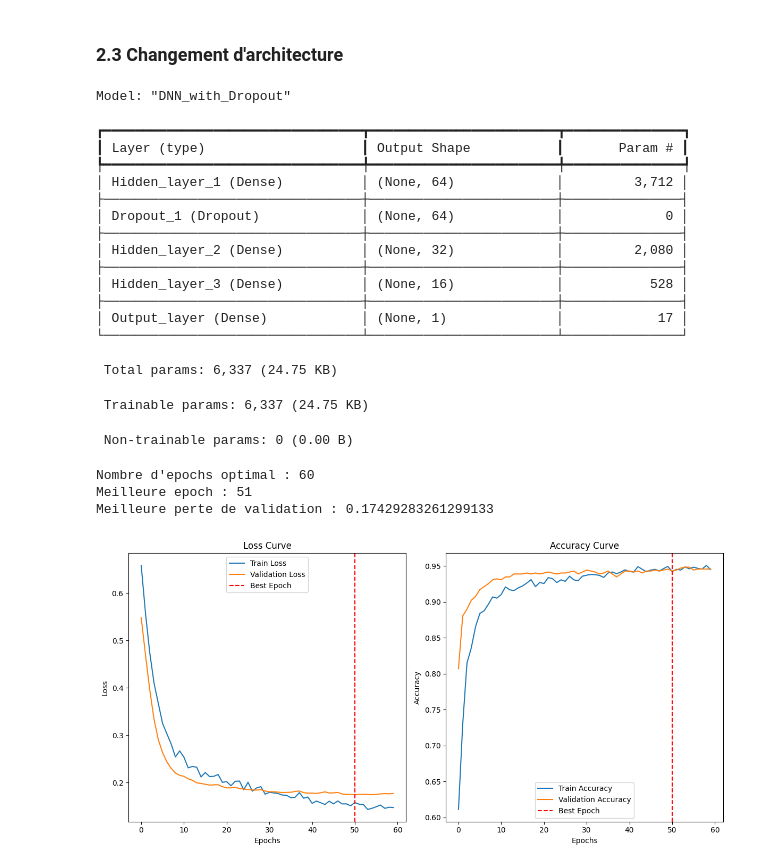
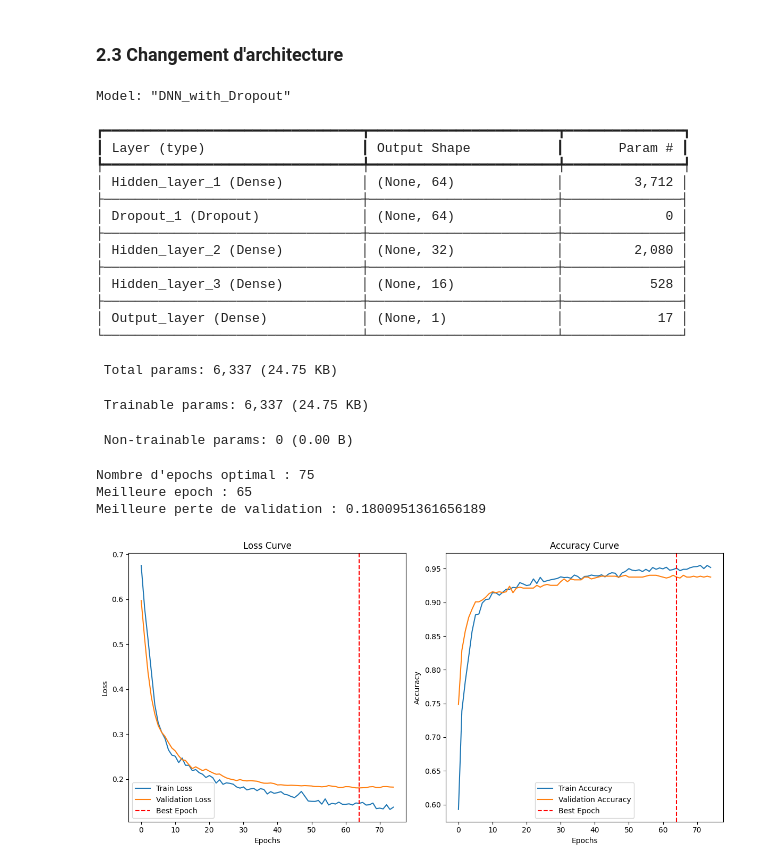
Before and after one commit to malcouffe/IA-ENSAE-ENSAI, a Jupyter notebook: Module_2/Spam_DNN_v0.ipynb, the cells around one changed output. Drawn from its saved outputs; the diff is of its cells as text; code cells hidden in the pictures.

```diff
--- a/Module_2/Spam_DNN_v0.ipynb
+++ b/Module_2/Spam_DNN_v0.ipynb
@@ -253,7 +253,7 @@ early_stopping = EarlyStopping(monitor='val_loss', patience=10, min_delta=0.001,
 history = model.fit(x_train_norm, y_train,
                     validation_data=(x_valid_norm, y_valid),
                     epochs=300,
-                    batch_size=300,
+                    batch_size=256,
                     callbacks=[early_stopping],
                     verbose=0)
 
@@ -283,37 +283,37 @@ plt.title('Loss Curve')
 plt.subplot(1, 2, 2)
 plt.plot(history.history['accuracy'], label='Train Accuracy')
 plt.plot(history.history['val_accuracy'], label='Validation Accuracy')
 plt.axvline(best_epoch - 1, color='r', linestyle='--', label='Best Epoch')  # Ligne pour la meilleure epoch
 plt.legend()
 plt.xlabel('Epochs')
 plt.ylabel('Accuracy')
 plt.title('Accuracy Curve')
 
 # Affichage
 plt.tight_layout()
 plt.show()
 # %% [output]
 Model: "DNN_with_Dropout"
 ┏━━━━━━━━━━━━━━━━━━━━━━━━━━━━━━━━━┳━━━━━━━━━━━━━━━━━━━━━━━━┳━━━━━━━━━━━━━━━┓
 ┃ Layer (type)                    ┃ Output Shape           ┃       Param # ┃
 ┡━━━━━━━━━━━━━━━━━━━━━━━━━━━━━━━━━╇━━━━━━━━━━━━━━━━━━━━━━━━╇━━━━━━━━━━━━━━━┩
 │ Hidden_layer_1 (Dense)          │ (None, 64)             │         3,712 │
 ├─────────────────────────────────┼────────────────────────┼───────────────┤
 │ Dropout_1 (Dropout)             │ (None, 64)             │             0 │
 ├─────────────────────────────────┼────────────────────────┼───────────────┤
 │ Hidden_layer_2 (Dense)          │ (None, 32)             │         2,080 │
 ├─────────────────────────────────┼────────────────────────┼───────────────┤
 │ Hidden_layer_3 (Dense)          │ (None, 16)             │           528 │
 ├─────────────────────────────────┼────────────────────────┼───────────────┤
 │ Output_layer (Dense)            │ (None, 1)              │            17 │
 └─────────────────────────────────┴────────────────────────┴───────────────┘
  Total params: 6,337 (24.75 KB)
  Trainable params: 6,337 (24.75 KB)
  Non-trainable params: 0 (0.00 B)
-Nombre d'epochs optimal : 60
-Meilleure epoch : 51
-Meilleure perte de validation : 0.17429283261299133
+Nombre d'epochs optimal : 75
+Meilleure epoch : 65
+Meilleure perte de validation : 0.1800951361656189
-[figure, old version]
+[figure, new version]
 # %%
 test_loss, test_accuracy = model.evaluate(x_test_norm, y_test, verbose=1, batch_size=64)
 print(f"Test Loss: {test_loss}")
```
Also changed, not shown: parts of 6 cells of this notebook.
